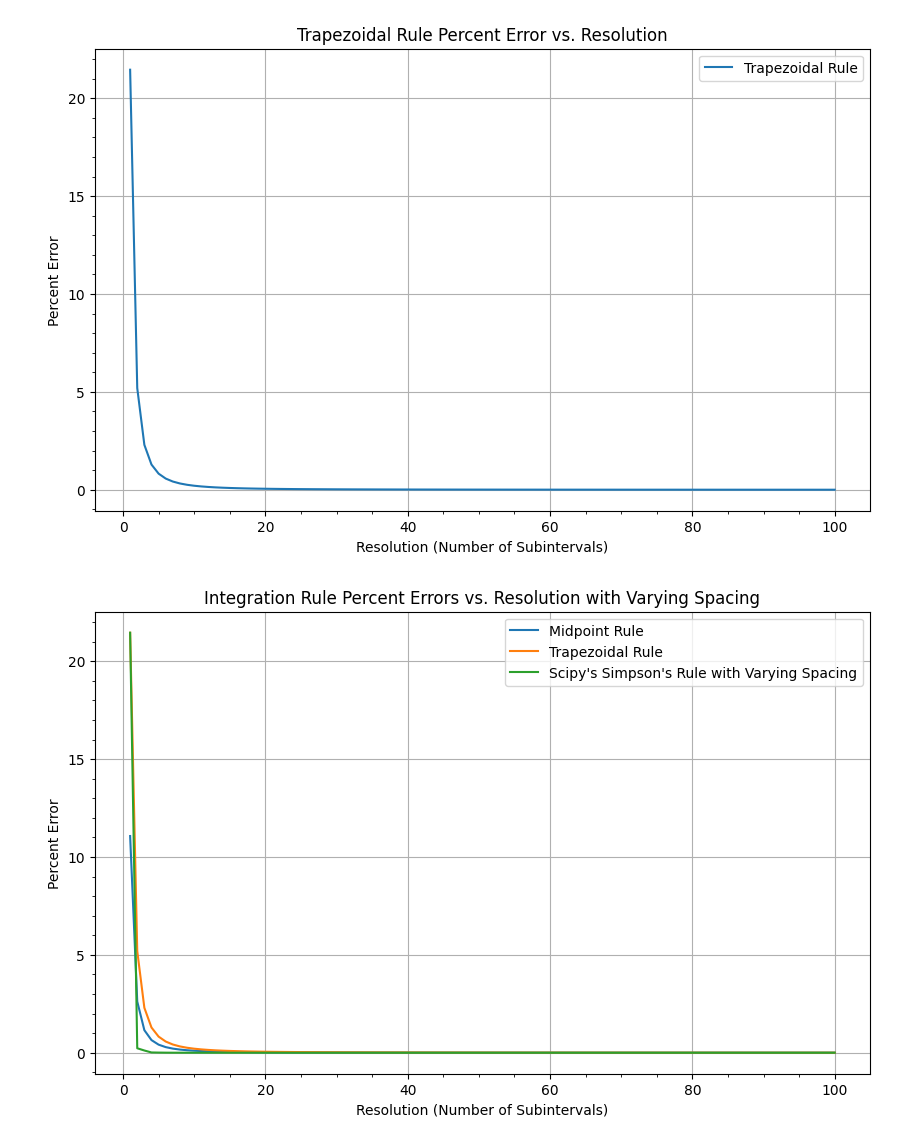
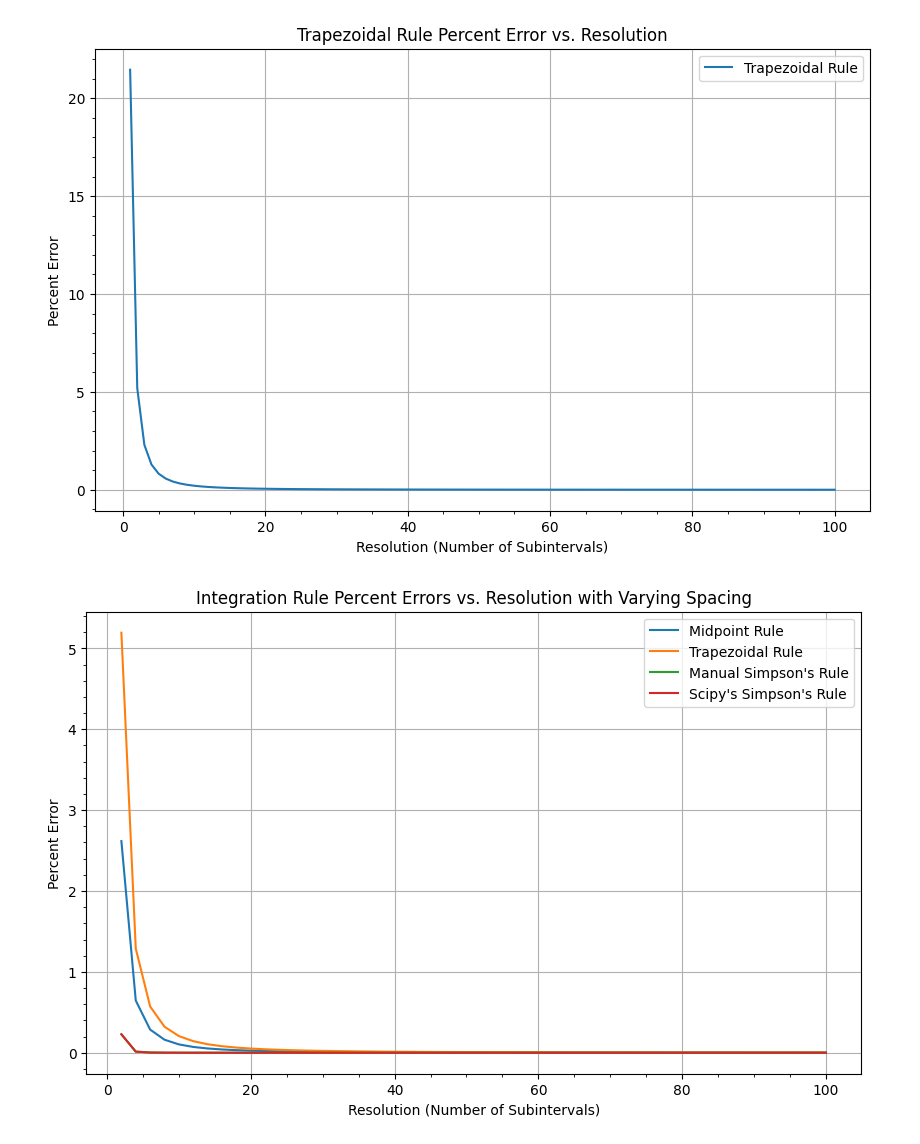
Before and after one commit to aqsnyder/eng_math, a Jupyter notebook: integration_techniques.ipynb, the cells around one changed output. Cells and saved outputs as stored; diff of their text form; code cells hidden in the pictures.

```diff
--- a/integration_techniques.ipynb
+++ b/integration_techniques.ipynb
@@ -141,11 +141,11 @@ def simpsons_rule_integration(f, a, b, n, h, plot=False):
     x_values = np.linspace(a, b, n + 1)
 
     #-------------------------------------------------------------------------------------------------------------
-    random_gaps = np.random.uniform(-0.1, 0.1, size=n+1)
-    random_gaps = np.round(random_gaps * 1000) / 1000
-    random_gaps[0], random_gaps[-1] = 0, 0  # Ensure start and end points don't change
-    x_values += random_gaps
-    x_values = np.round(x_values, 3)  # Ensure x_values themselves are rounded to 3 decimal places
+    # random_gaps = np.random.uniform(-0.1, 0.1, size=n+1)
+    # random_gaps = np.round(random_gaps * 1000) / 1000
+    # random_gaps[0], random_gaps[-1] = 0, 0  # Ensure start and end points don't change
+    # x_values += random_gaps
+    # x_values = np.round(x_values, 3)  # Ensure x_values themselves are rounded to 3 decimal places
     #-------------------------------------------------------------------------------------------------------------
 
     # Calculate the function values at the subinterval points
@@ -354,7 +358,14 @@ def calculate_errors(f, a, b, n_values):
     simpsons_manual_errors = []
     simpsons_scipy_errors = []
 
+    adjusted_n_values = []  # To store the adjusted n values
+
     for n in n_values:
+        # Ensure even number of subintervals for Simpson's rule
+        if n % 2 != 0:
+            n += 1
+        adjusted_n_values.append(n)
+
         h = (b - a) / n
 
         # Calculate the exact integral result
@@ -368,44 +379,44 @@ def calculate_errors(f, a, b, n_values):
         x_values = np.linspace(a, b, n + 1)
         y_values = np.array([f.subs(x, xi) for xi in x_values])
 
-        # # Modify Simpson's Scipy rule to include varying spacing
+        # Modify Simpson's Scipy rule to include varying spacing
         # random_gaps = np.random.uniform(-0.1, 0.1, size=n + 1)
         # random_gaps = np.round(random_gaps * 1000) / 1000
         # random_gaps[0], random_gaps[-1] = 0, 0  # Ensure start and end points don't change
         # x_values += random_gaps
         # x_values = np.round(x_values, 3)  # Ensure x_values themselves are rounded to 3 decimal places
 
         simpsons_scipy_approximation = simps(y_values, x_values)
 
         midpoint_error = abs(integral_result - midpoint_approximation) / integral_result * 100
         trapezoid_error = abs(integral_result - trapezoid_approximation) / integral_result * 100
         simpsons_manual_error = abs(integral_result - simpsons_manual_approximation) / integral_result * 100
         simpsons_scipy_error = abs(integral_result - simpsons_scipy_approximation) / integral_result * 100
 
         midpoint_errors.append(midpoint_error)
         trapezoid_errors.append(trapezoid_error)
         simpsons_manual_errors.append(simpsons_manual_error)
         simpsons_scipy_errors.append(simpsons_scipy_error)
 
-    return midpoint_errors, trapezoid_errors, simpsons_manual_errors, simpsons_scipy_errors
+    return adjusted_n_values, midpoint_errors, trapezoid_errors, simpsons_manual_errors, simpsons_scipy_errors
 
 # Call the function to calculate errors for all three integration methods
 n_values = range(1, 101)
-midpoint_errors, trapezoid_errors, simpsons_manual_errors, simpsons_scipy_errors = calculate_errors(f, a, b, n_values)
+adjusted_n_values, midpoint_errors, trapezoid_errors, simpsons_manual_errors, simpsons_scipy_errors = calculate_errors(f, a, b, n_values)
 
 # Plot the errors for all three integration methods
 plt.figure(figsize=(10, 6))
-plt.plot(n_values, midpoint_errors, label='Midpoint Rule')
-plt.plot(n_values, trapezoid_errors, label='Trapezoidal Rule')
-# plt.plot(n_values, simpsons_manual_errors, label="Manual Simpson's Rule")
-plt.plot(n_values, simpsons_scipy_errors, label="Scipy's Simpson's Rule with Varying Spacing")
+plt.plot(adjusted_n_values, midpoint_errors, label='Midpoint Rule')
+plt.plot(adjusted_n_values, trapezoid_errors, label='Trapezoidal Rule')
+plt.plot(adjusted_n_values, simpsons_manual_errors, label="Manual Simpson's Rule")
+plt.plot(adjusted_n_values, simpsons_scipy_errors, label="Scipy's Simpson's Rule")
 
 plt.xlabel('Resolution (Number of Subintervals)')
 plt.ylabel('Percent Error')
 plt.title('Integration Rule Percent Errors vs. Resolution with Varying Spacing')
 plt.minorticks_on()
 plt.grid(True)
 plt.legend()
 plt.show()
 # %% [output]
-[figure, old version]
+[figure, new version]
```
Also changed, not shown: parts of 1 cell of this notebook.
